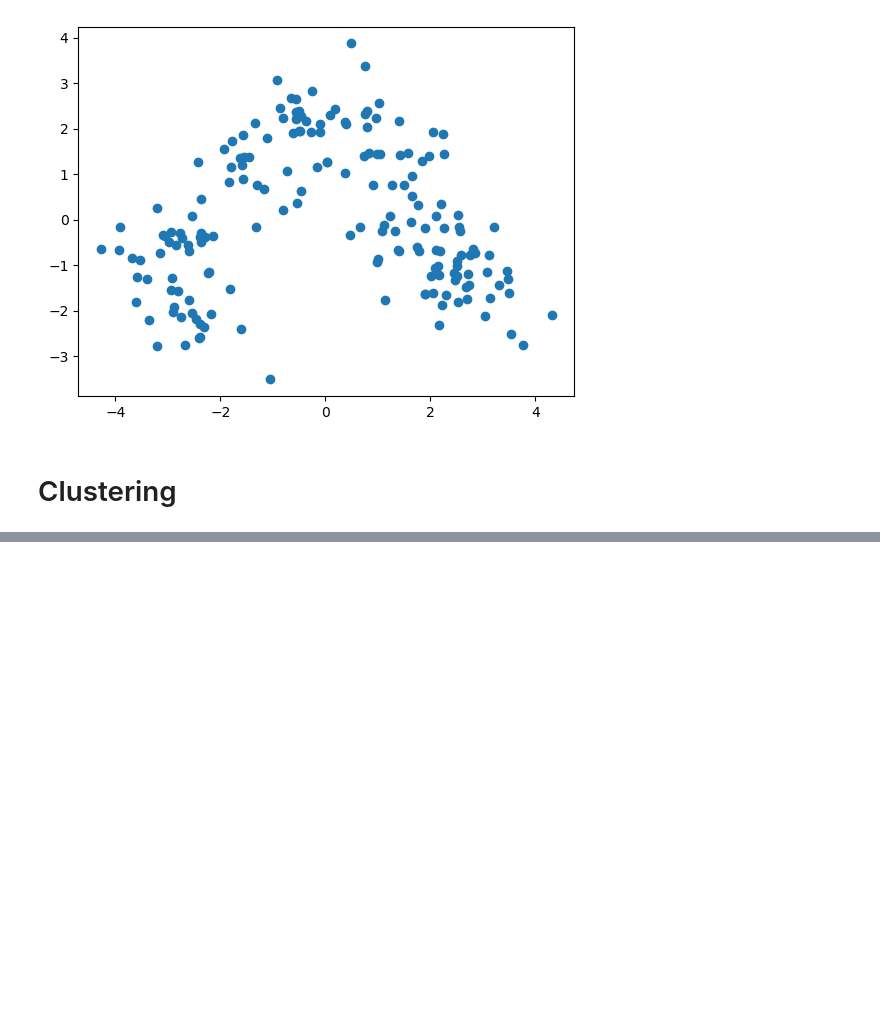
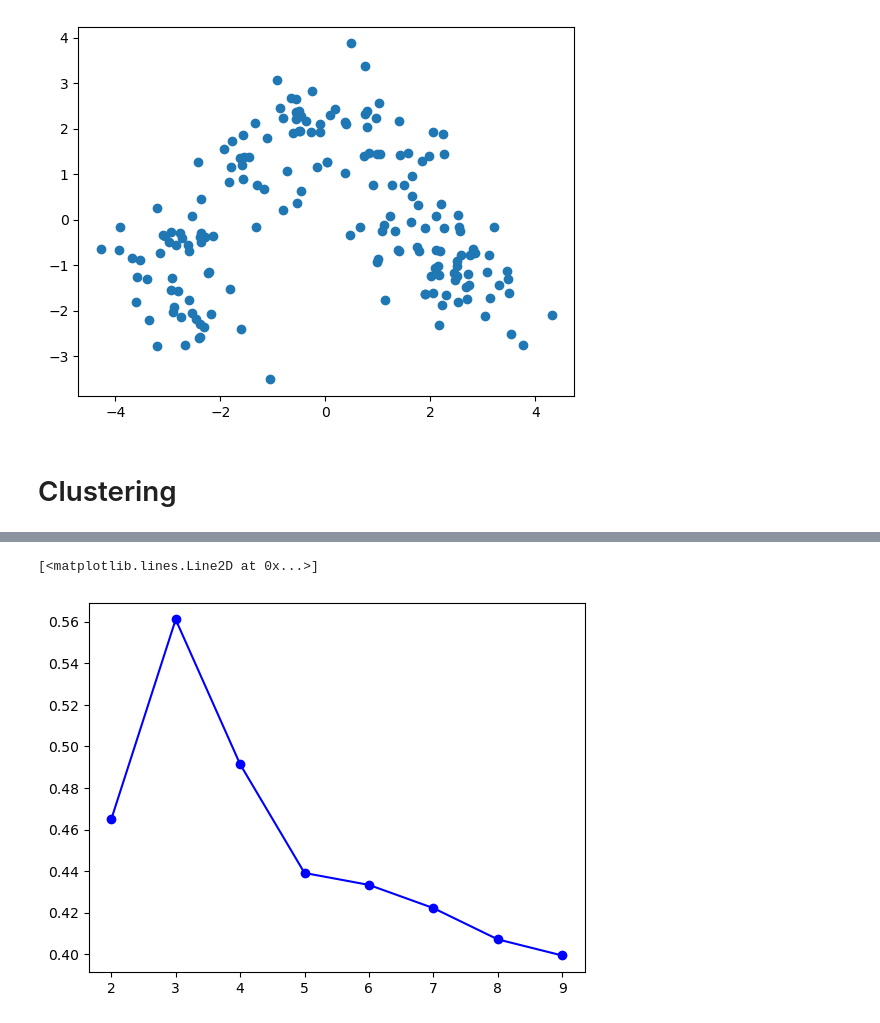
Before and after one commit to OscarToorres/BigData-IA, a Jupyter notebook: IA/SAA/wine_clustering/wine_clustering.ipynb, the cells around one changed output, grey strips where cells are left out. Saved outputs shown, nothing was run; the diff lists cells and outputs as text; code cells hidden in the pictures; blank space fills up the shorter version.

```diff
--- a/IA/SAA/wine_clustering/wine_clustering.ipynb
+++ b/IA/SAA/wine_clustering/wine_clustering.ipynb
@@ -111,0 +136,7 @@ plot_decision_boundaries(kmeans, X)
+# %%
+from sklearn.metrics import silhouette_score
+silhouette_scores = [silhouette_score(X, model.labels_) for model in kmeans_per_k[1:]]
+plt.plot(range(2, 10), silhouette_scores, "bo-")
+# %% [output]
+[<matplotlib.lines.Line2D at 0x...>]
+[figure, added]
```
Also changed, not shown: parts of 6 cells of this notebook, 12 other files.
